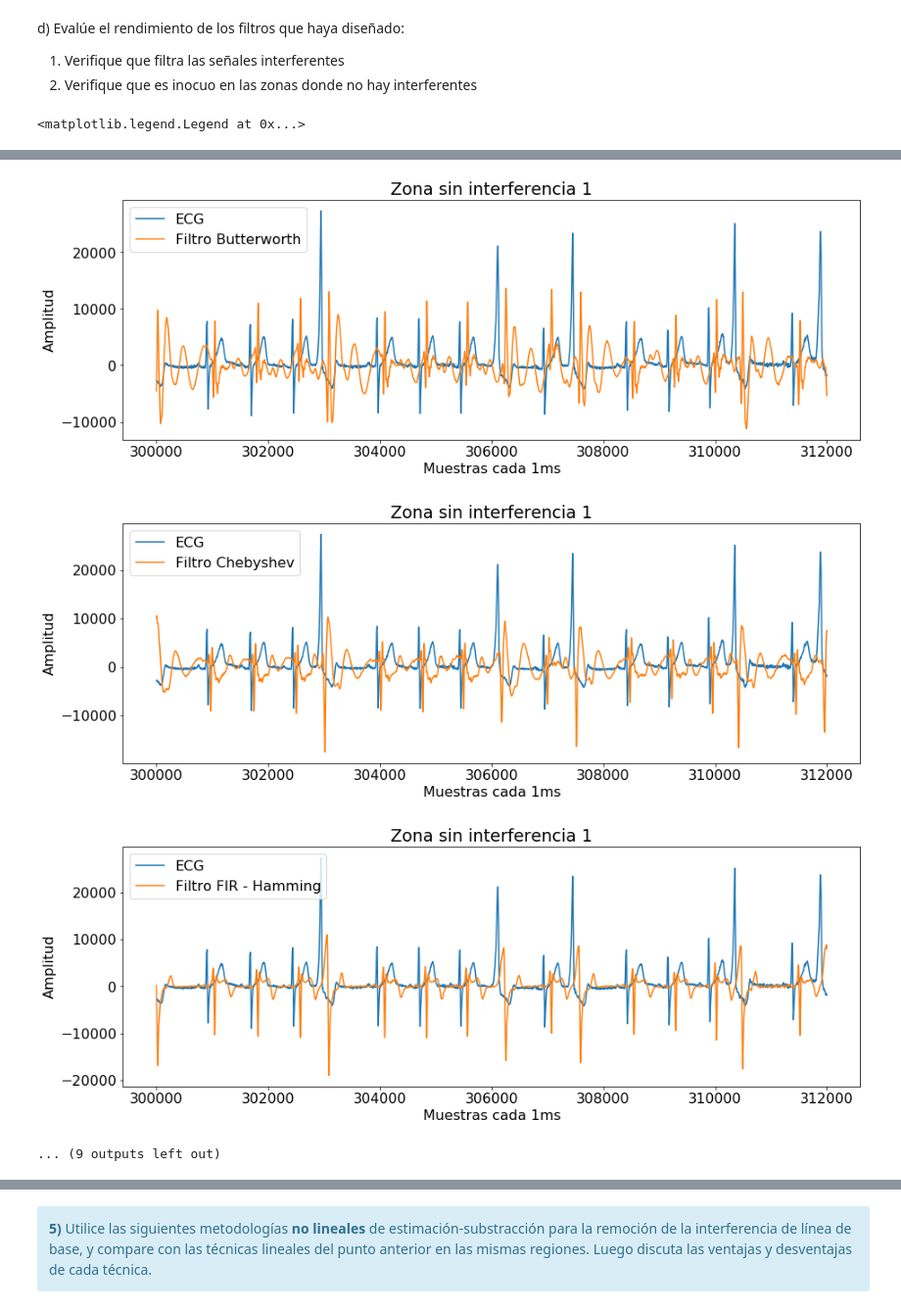
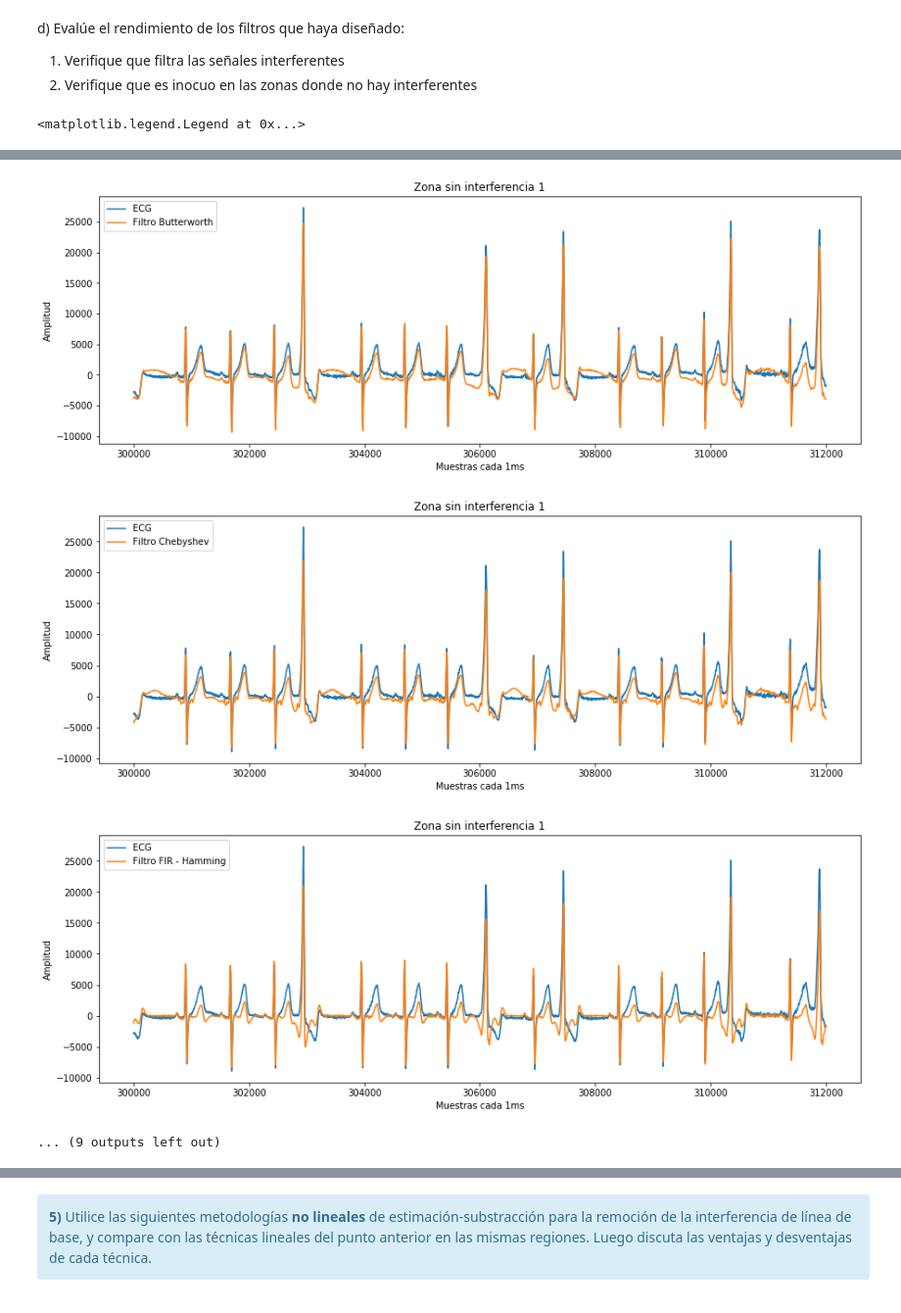
Before and after one commit to Sidorczuk/DSP, a Jupyter notebook: TP4-Filtrado.ipynb, the cells around one changed output, grey strips where cells are left out. Shown at 98% size. Saved outputs shown, nothing was run; the diff lists cells and outputs as text; code cells hidden in the pictures.

```diff
--- a/TP4-Filtrado.ipynb
+++ b/TP4-Filtrado.ipynb
@@ -229,21 +229,21 @@ rad2f = fny/np.pi
 fs0 = 0.1 # fin de la banda de detenida 0
 fc0 = 1 # comienzo de la banda de paso
 fc1 = 40 # fin de la banda de paso
-fs1 = 48# comienzo de la banda de detenida 1
+fs1 = 45# comienzo de la banda de detenida 1
 paso = np.array([fc0,fc1]) / fny
 stop = np.array([fs0,fs1]) / fny
 puntos = 4096
 fac = puntos/2
 
 ############  Filtro IIR  Butterworth ####################
-sosB = sig.iirdesign(paso,stop,1,60,ftype='butter',output='sos')
+sosB = sig.iirdesign(paso,stop,1,30,ftype='butter',output='sos')
 w1,h1 = sig.sosfreqz(sosB,puntos)
 h1[0] = h1[4095]
 myf.PrintModule(w1*rad2f,h1*fac,0,puntos/5,15,5,'Filtro IIR Butterworth','plot','log')
 plt.ylim(-100,10)
 
 ############  Filtro IIR  Chebyshev ####################
-sosCh = sig.iirdesign(paso,stop,1,60,ftype='cheby1',output='sos')
+sosCh = sig.iirdesign(paso,stop,1,30,ftype='cheby1',output='sos')
 w2,h2 = sig.sosfreqz(sosCh,puntos)
 h2[0] = h2[4095]
 myf.PrintModule(w2*rad2f,h2*fac,0,puntos/5,15,5,'Filtro IIR Chebyshev','plot','log')
@@ -251,7 +251,7 @@ plt.ylim(-100,10)
 
 ################   FIR   ##############################
 freq = np.array([0,fs0,fc0,fc1,fs1,fny])/fny
-gain = np.array([0,0.001,1,1,0.001,0])
+gain = np.array([0,0.031,1,1,0.031,0])
 numtaps = 256
 ############## FIR ventana hamming ######################
 FIRcoefHam = sig.firwin2(numtaps+1, freq, gain, window='hamming', antisymmetric=True)
@@ -300,17 +300,17 @@ ZsI = np.array([[int(5*60*fs),int(5.2*60*fs)],[4000,5500],[10e3,11e3]],dtype =in
 
 ###################  Filtrado  #######################
 ### Butterworth
-outB = sig.sosfilt(sosB, ecg, axis=0)
+outB = sig.sosfiltfilt(sosB, ecg, axis=0)
 ### Chebyshev
-outCh = sig.sosfilt(sosCh, ecg, axis=0)
+outCh = sig.sosfiltfilt(sosCh, ecg, axis=0)
 ### FIR ventana hamming
 den = np.zeros(len(FIRcoefHam))
 den[0] = 1
-outHam = sig.lfilter(FIRcoefHam, den, ecg, axis=0)
+outHam = sig.filtfilt(FIRcoefHam, den, ecg, axis=0)
 ### FIR ventana blackman
 den = np.zeros(len(FIRcoefBlk))
 den[0] = 1
-outBlk = sig.lfilter(FIRcoefBlk, den, ecg, axis=0)
+outBlk = sig.filtfilt(FIRcoefBlk, den, ecg, axis=0)
 
 ###############  Zona con interferencia 1 ###########################
 M1 = np.arange(ZcI[0,0],ZcI[0,1],1)
@@ -499,6 +499,6 @@ plt.legend(loc='best')
-[figure, old version]
+[figure, new version]
-[figure, old version]
+[figure, new version]
-[figure, old version]
+[figure, new version]
 ... (9 outputs left out)
 # %% [markdown]
 <div class="alert alert-block alert-warning">
```
Also changed, not shown: parts of 15 cells of this notebook.
